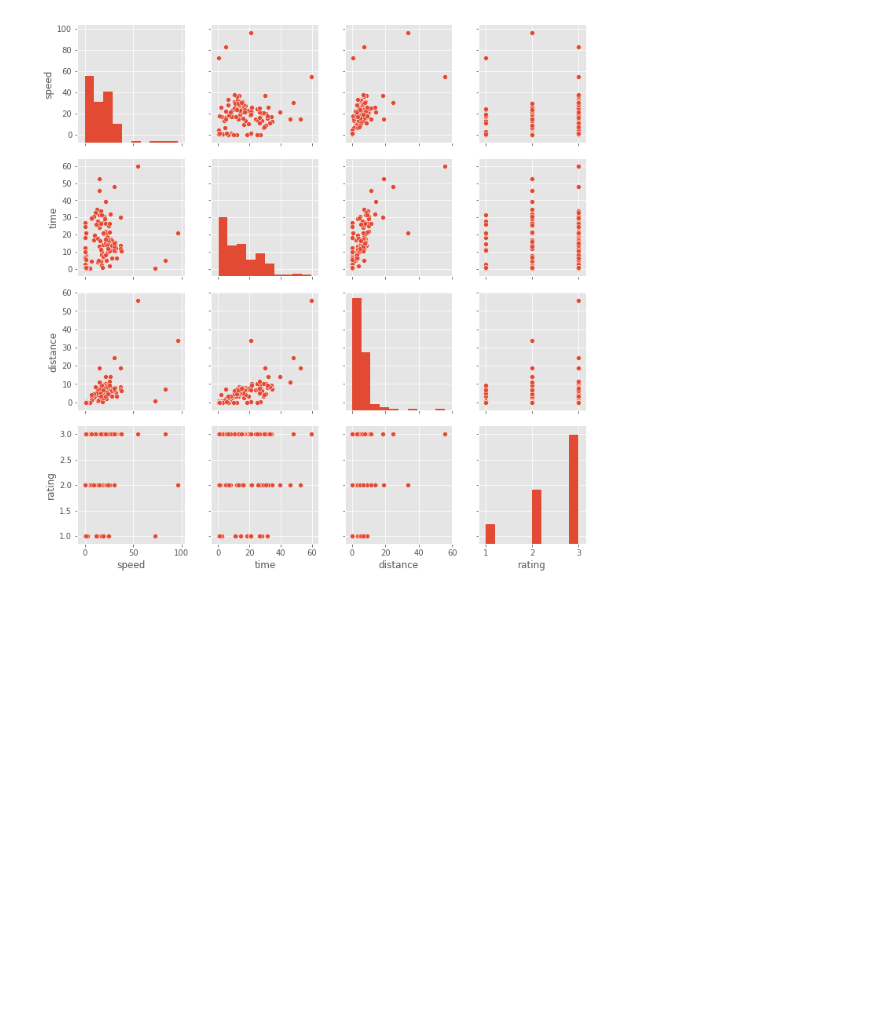
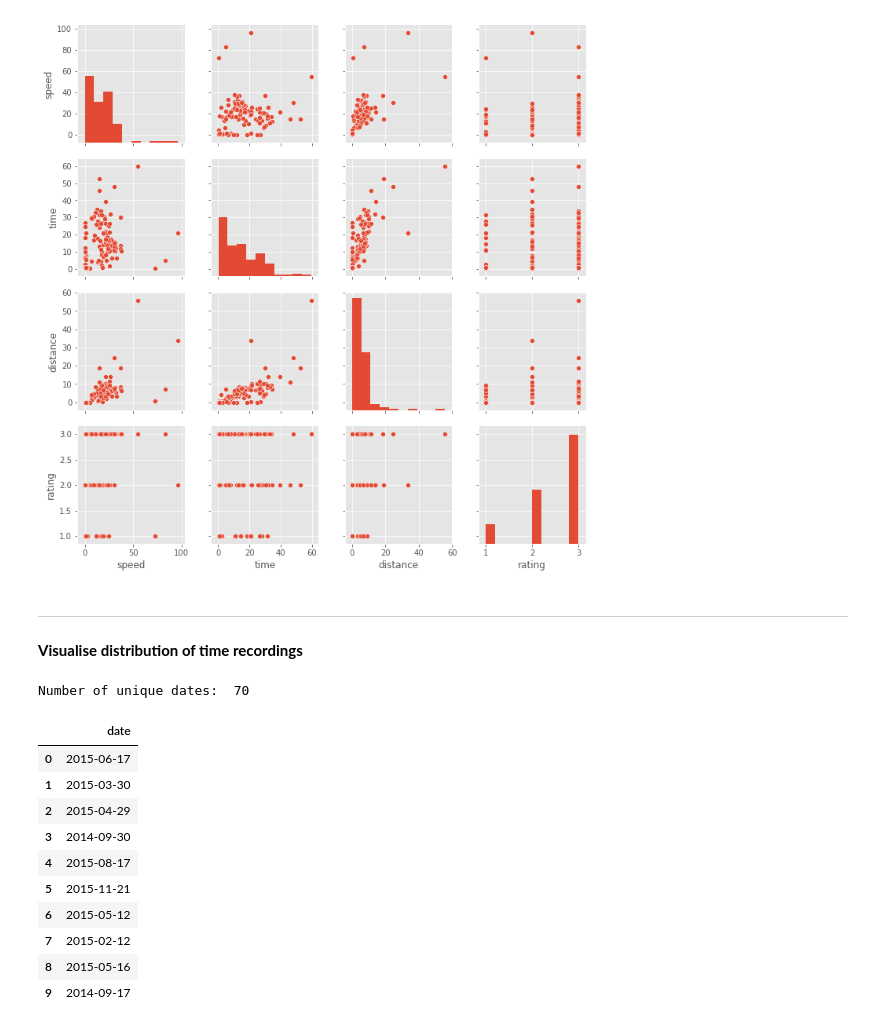
Before and after one commit to MoBran/bi2_project, a Jupyter notebook: src/model_building.ipynb, the cells around one changed output. Drawn from its saved outputs; the diff is of its cells as text; code cells hidden in the pictures; blank space fills up the shorter version.

```diff
--- a/src/model_building.ipynb
+++ b/src/model_building.ipynb
@@ -59,3 +74,23 @@ tracks_cor = tracks[['speed','time','distance','rating']]
 sns.pairplot(tracks_cor);
 # %% [output]
 [figure]
+# %% [markdown]
+----
+**Visualise distribution of time recordings**
+# %%
+date_frame = pd.DataFrame(unique_dates,columns=["date"])
+print("Number of unique dates: ", len(date_frame))
+date_frame.iloc[0:10]
+# %% [output]
+Number of unique dates:  70
+|  | date |
+| 0 | 2015-06-17 |
+| 1 | 2015-03-30 |
+| 2 | 2015-04-29 |
+| 3 | 2014-09-30 |
+| 4 | 2015-08-17 |
+| 5 | 2015-11-21 |
+| 6 | 2015-05-12 |
+| 7 | 2015-02-12 |
+| 8 | 2015-05-16 |
+| 9 | 2014-09-17 |
```
Also changed, not shown: parts of 6 cells of this notebook.
